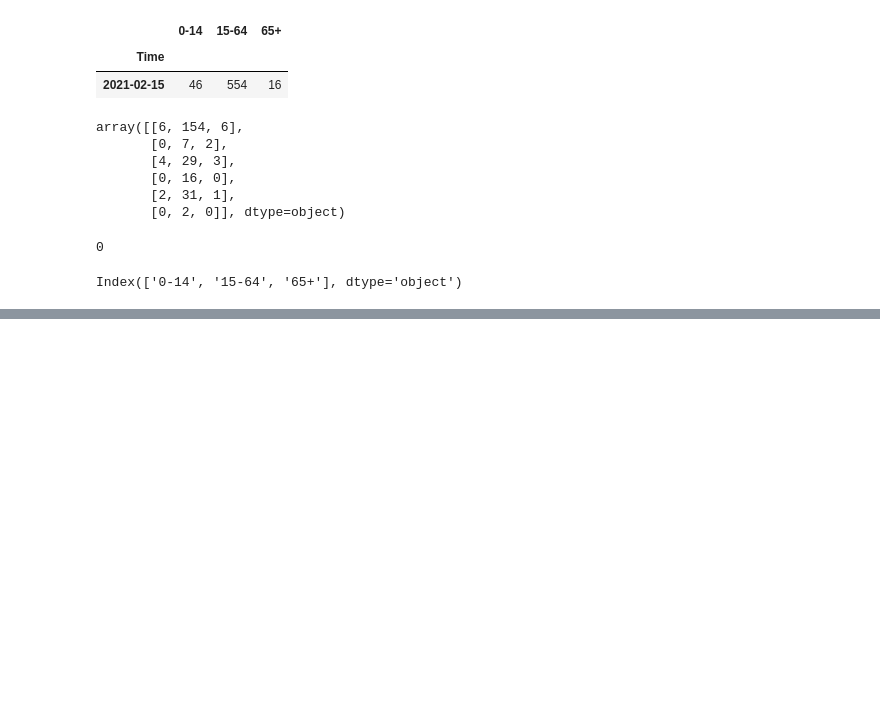
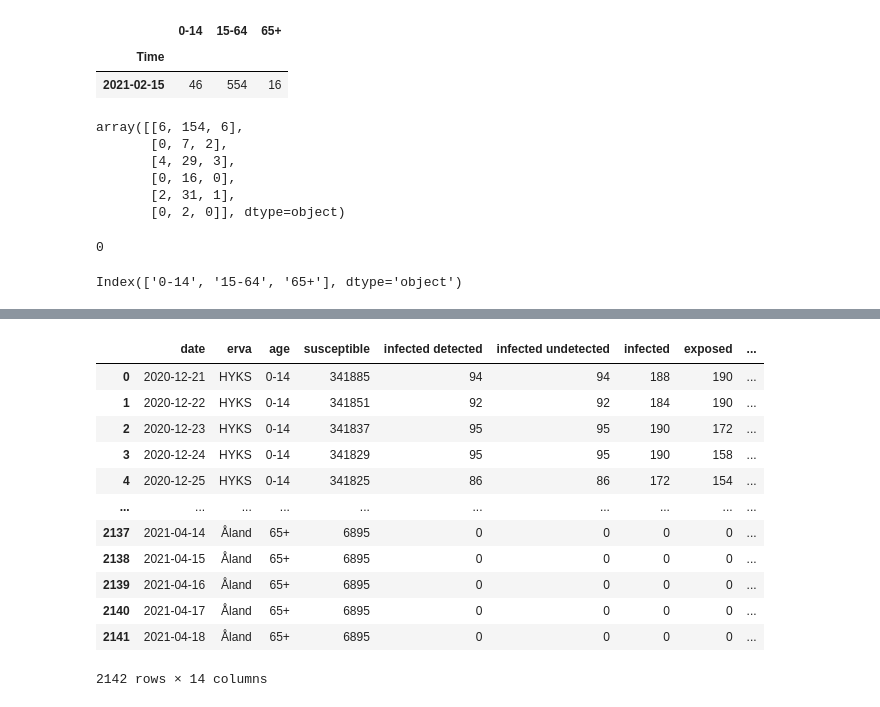
Before and after one commit to FINCoVID19/optimized_vaccination_finland, a Jupyter notebook: reported_cases_age_erva.ipynb, the cells around one changed output, grey strips where cells are left out. Cells and saved outputs as stored; diff of their text form; code cells hidden in the pictures; blank space fills up the shorter version.

```diff
--- a/reported_cases_age_erva.ipynb
+++ b/reported_cases_age_erva.ipynb
@@ -495,0 +543,17 @@ min(...)
+# %%
+res['Firts dose cumulative'] = res.groupby(['erva', 'age'])['First'].cumsum()
+res
+# %% [output]
+|  | date | erva | age | susceptible | infected detected | infected undetected | infected | exposed | ... |
+| 0 | 2020-12-21 | HYKS | 0-14 | 341885 | 94 | 94 | 188 | 190 | ... |
+| 1 | 2020-12-22 | HYKS | 0-14 | 341851 | 92 | 92 | 184 | 190 | ... |
+| 2 | 2020-12-23 | HYKS | 0-14 | 341837 | 95 | 95 | 190 | 172 | ... |
+| 3 | 2020-12-24 | HYKS | 0-14 | 341829 | 95 | 95 | 190 | 158 | ... |
+| 4 | 2020-12-25 | HYKS | 0-14 | 341825 | 86 | 86 | 172 | 154 | ... |
+| ... | ... | ... | ... | ... | ... | ... | ... | ... | ... |
+| 2137 | 2021-04-14 | Åland | 65+ | 6895 | 0 | 0 | 0 | 0 | ... |
+| 2138 | 2021-04-15 | Åland | 65+ | 6895 | 0 | 0 | 0 | 0 | ... |
+| 2139 | 2021-04-16 | Åland | 65+ | 6895 | 0 | 0 | 0 | 0 | ... |
+| 2140 | 2021-04-17 | Åland | 65+ | 6895 | 0 | 0 | 0 | 0 | ... |
+| 2141 | 2021-04-18 | Åland | 65+ | 6895 | 0 | 0 | 0 | 0 | ... |
+2142 rows × 14 columns
```
Also changed, not shown: parts of 11 cells of this notebook, 2 other files.
